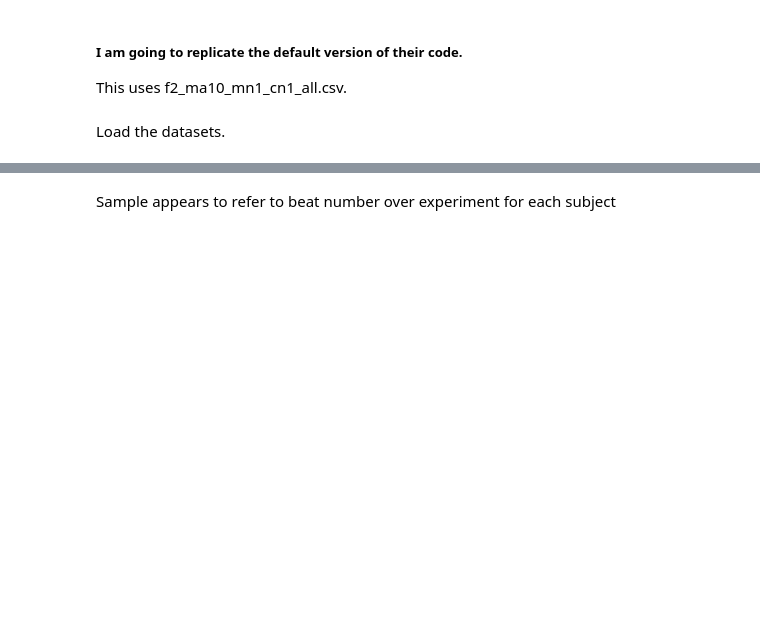
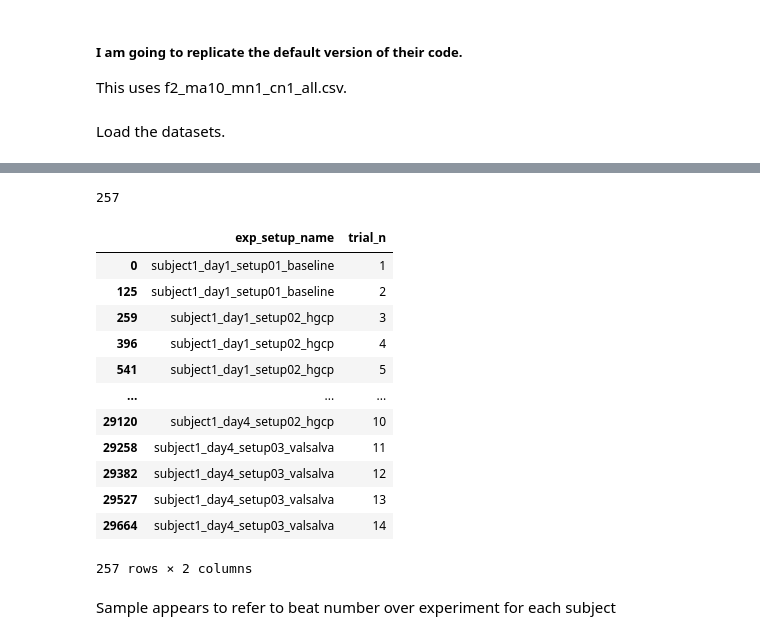
Before and after one commit to Spuced/https-gitlab.compuca4015_predicting_blood_pressure_based_on_bioimpedence, a Jupyter notebook: code/Study_Replication.ipynb, the cells around one changed output, grey strips where cells are left out. Drawn from its saved outputs; the diff is of its cells as text; code cells hidden in the pictures; blank space fills up the shorter version.

```diff
--- a/code/Study_Replication.ipynb
+++ b/code/Study_Replication.ipynb
@@ -37,3 +113,21 @@ array([   1,    2,    3, ..., 5828, 5829, 5830])
+# %%
+print(len(df[['exp_setup_name', 'trial_n']].drop_duplicates()))
+display(df[['exp_setup_name', 'trial_n']].drop_duplicates())
+# %% [output]
+257
+|  | exp_setup_name | trial_n |
+| 0 | subject1_day1_setup01_baseline | 1 |
+| 125 | subject1_day1_setup01_baseline | 2 |
+| 259 | subject1_day1_setup02_hgcp | 3 |
+| 396 | subject1_day1_setup02_hgcp | 4 |
+| 541 | subject1_day1_setup02_hgcp | 5 |
+| ... | ... | ... |
+| 29120 | subject1_day4_setup02_hgcp | 10 |
+| 29258 | subject1_day4_setup03_valsalva | 11 |
+| 29382 | subject1_day4_setup03_valsalva | 12 |
+| 29527 | subject1_day4_setup03_valsalva | 13 |
+| 29664 | subject1_day4_setup03_valsalva | 14 |
+257 rows × 2 columns
 # %% [markdown]
 Sample appears to refer to beat number over experiment for each subject
 # %%
```
Also changed, not shown: parts of 27 cells of this notebook, 3 other files.
